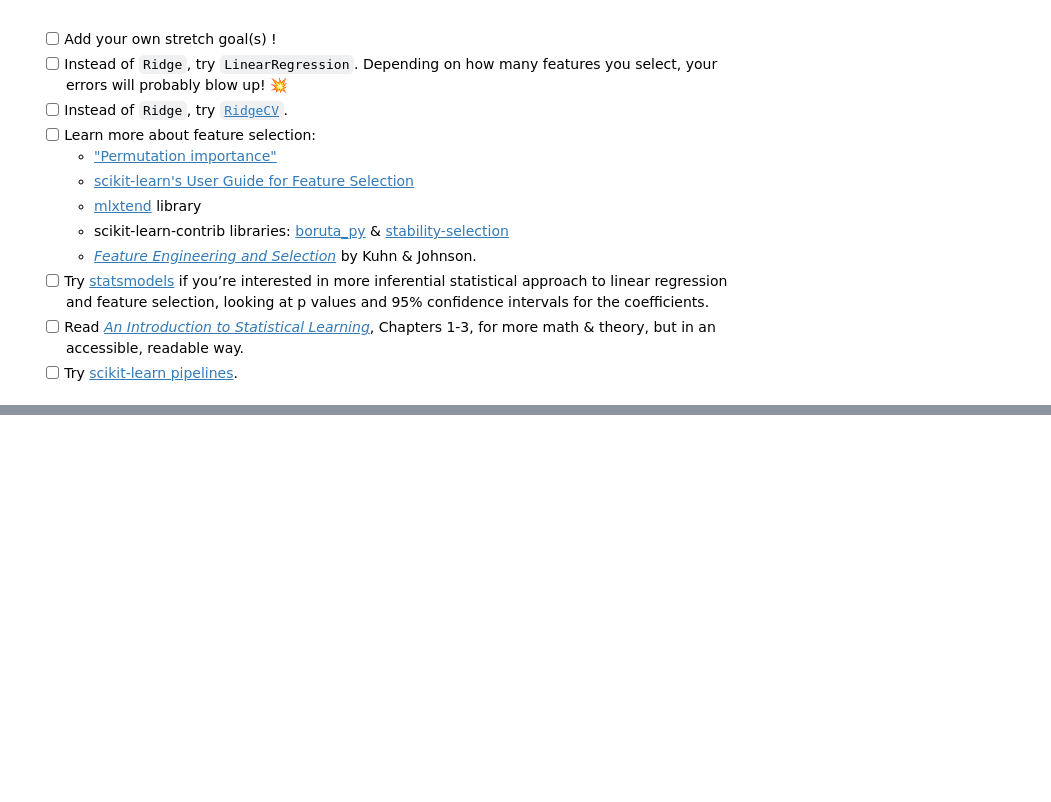
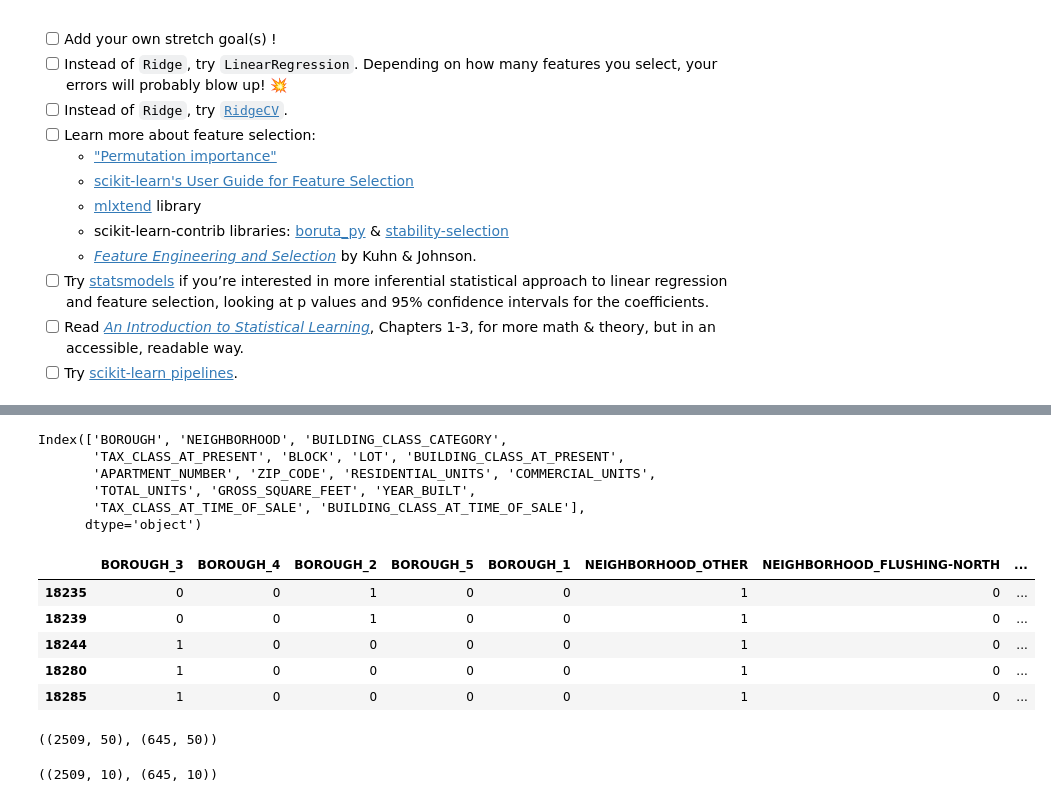
Before and after one commit to kebreck/DS-Unit-2-Linear-Models, a Jupyter notebook: module3-ridge-regression/LS_DS_213_assignment.ipynb, the cells around one changed output, grey strips where cells are left out. Cells and saved outputs as stored; diff of their text form; code cells hidden in the pictures; blank space fills up the shorter version.

```diff
--- a/module3-ridge-regression/LS_DS_213_assignment.ipynb
+++ b/module3-ridge-regression/LS_DS_213_assignment.ipynb
@@ -91,0 +169,6 @@ df.loc[~df['NEIGHBORHOOD'].isin(top10), 'NEIGHBORHOOD'] = 'OTHER'
+# %%
+# smaller['SALE_DATE'] = pd.to_datetime(smaller['SALE_DATE'], infer_datetime_format=True)
+
+cutoff = '04/01/2019'
+train = smaller[smaller.SALE_DATE < cutoff]
+test  = smaller[smaller.SALE_DATE >= cutoff]
@@ -91,0 +203,19 @@ df.loc[~df['NEIGHBORHOOD'].isin(top10), 'NEIGHBORHOOD'] = 'OTHER'
+# %%
+target = 'SALE_PRICE'
+high_cardinality = ['ADDRESS', 'LAND_SQUARE_FEET', 'SALE_DATE']
+features = train.columns.drop([target] + high_cardinality + ['EASE-MENT'])
+
+features
+# %% [output]
+Index(['BOROUGH', 'NEIGHBORHOOD', 'BUILDING_CLASS_CATEGORY',
+       'TAX_CLASS_AT_PRESENT', 'BLOCK', 'LOT', 'BUILDING_CLASS_AT_PRESENT',
+       'APARTMENT_NUMBER', 'ZIP_CODE', 'RESIDENTIAL_UNITS', 'COMMERCIAL_UNITS',
+       'TOTAL_UNITS', 'GROSS_SQUARE_FEET', 'YEAR_BUILT',
+       'TAX_CLASS_AT_TIME_OF_SALE', 'BUILDING_CLASS_AT_TIME_OF_SALE'],
+      dtype='object')
+# %%
+X_train = train[features]
+y_train = train[target]
+
+X_test = test[features]
+y_test = test[target]
@@ -91,0 +229,29 @@ df.loc[~df['NEIGHBORHOOD'].isin(top10), 'NEIGHBORHOOD'] = 'OTHER'
+# %%
+X_test.head()
+# %% [output]
+|  | BOROUGH_3 | BOROUGH_4 | BOROUGH_2 | BOROUGH_5 | BOROUGH_1 | NEIGHBORHOOD_OTHER | NEIGHBORHOOD_FLUSHING-NORTH | ... |
+| 18235 | 0 | 0 | 1 | 0 | 0 | 1 | 0 | ... |
+| 18239 | 0 | 0 | 1 | 0 | 0 | 1 | 0 | ... |
+| 18244 | 1 | 0 | 0 | 0 | 0 | 1 | 0 | ... |
+| 18280 | 1 | 0 | 0 | 0 | 0 | 1 | 0 | ... |
+| 18285 | 1 | 0 | 0 | 0 | 0 | 1 | 0 | ... |
+# %%
+# Select the best correlated features - start with 15 - Changed to 10 after identifying simplest model with plateau in MAE
+
+# .fit_transform on the train set
+# .transform on test set
+
+from sklearn.feature_selection import SelectKBest, f_regression
+
+selector = SelectKBest(k=10)
+
+X_train_selected = selector.fit_transform(X_train, y_train)
+X_test_selected = selector.transform(X_test)
+
+X_train.shape, X_test.shape
+# %% [output]
+((2509, 50), (645, 50))
+# %%
+X_train_selected.shape, X_test_selected.shape
+# %% [output]
+((2509, 10), (645, 10))
```
Also changed, not shown: parts of 17 cells of this notebook.
